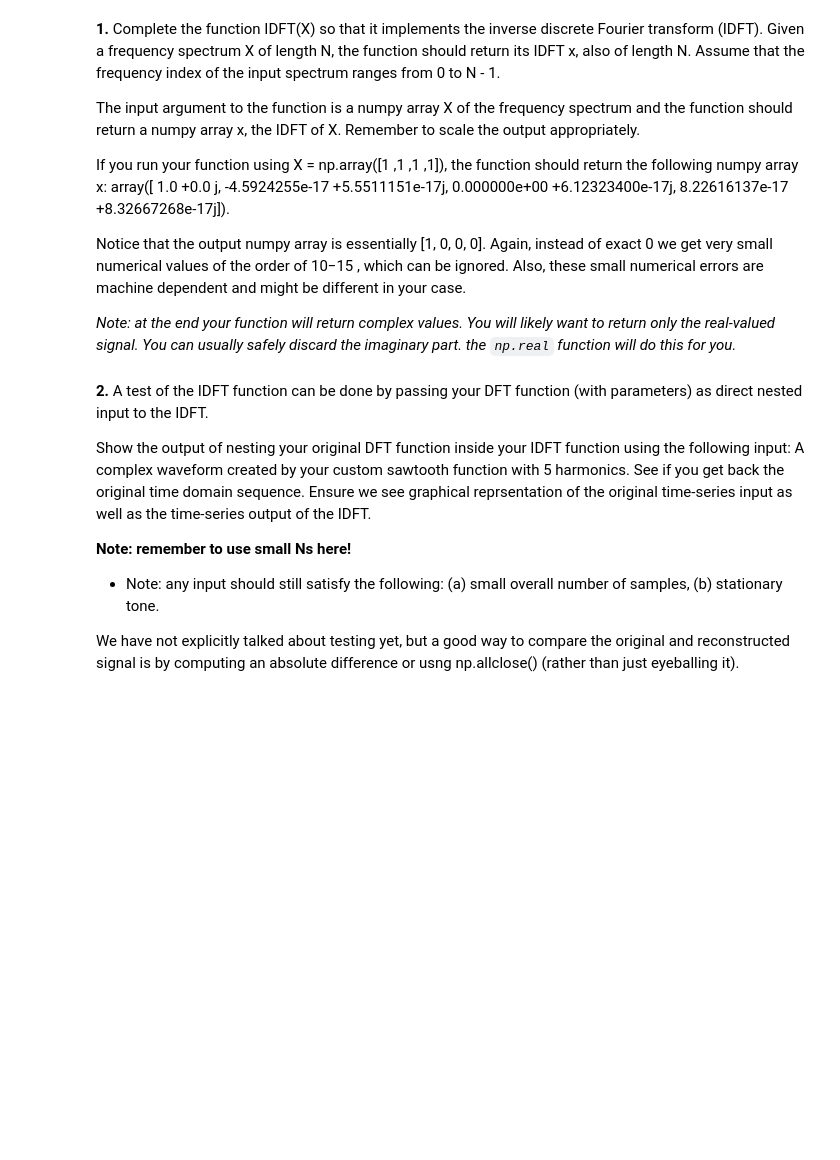
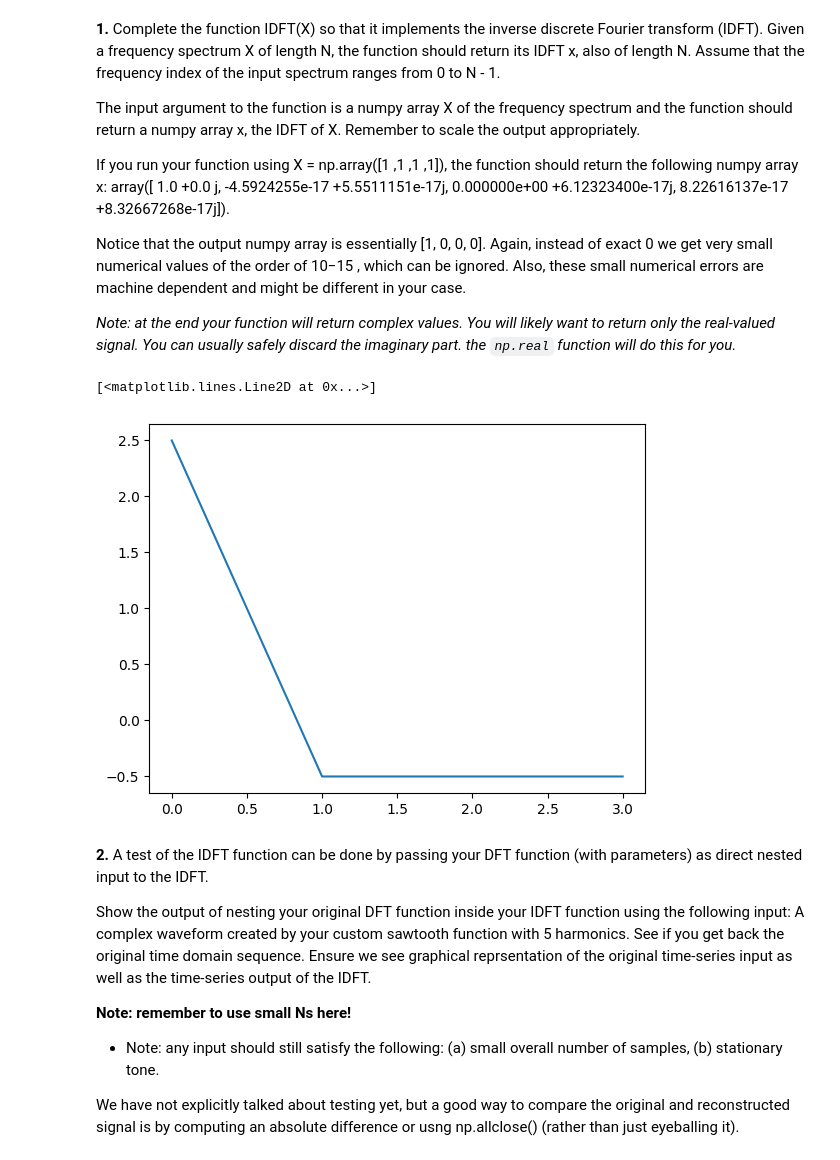
Before and after one commit to MrSesameSeed/AudioTechII, a Jupyter notebook: HW/HW2.ipynb, the cells around one changed output. Drawn from its saved outputs; the diff is of its cells as text; code cells hidden in the pictures; blank space fills up the shorter version.

```diff
--- a/HW/HW2.ipynb
+++ b/HW/HW2.ipynb
@@ -140,17 +239,30 @@ Notice that the output numpy array is essentially [1, 0, 0, 0]. Again, instead o
 
 *Note: at the end your function will return complex values. You will likely want to return only the real-valued signal. You can usually safely discard the imaginary part. the `np.real` function will do this for you.*
 # %%
+X = np.array([1,2,3,4])
 def IDFT(X):
     """
     Input:
     X (numpy array) = frequency spectrum (length N)
     Output:
     The function should return a numpy array of length N
     x (numpy array) = The IDFT of the frequency spectrum X
     (length N)
     """
-    ## Your code here
-    ## Don't forget to include the 1/N to normalize
+    N = len(X)
+    IDFT = np.array([])
+
+    for n in range(N):
+        k = np.arange(N)
+        wave = np.exp(1j*2*np.pi*k*n/N)
+        IDFT = np.append(IDFT, 1.0/N *np.sum(X * wave))
+
+    return np.real(IDFT)
+
+plt.plot(IDFT(X))
+# %% [output]
+[<matplotlib.lines.Line2D at 0x...>]
+[figure, added]
 # %% [markdown]
 **2.** A test of the IDFT function can be done by passing your DFT function (with parameters) as direct nested input to the IDFT.
 
```
Also changed, not shown: parts of 7 cells of this notebook.
